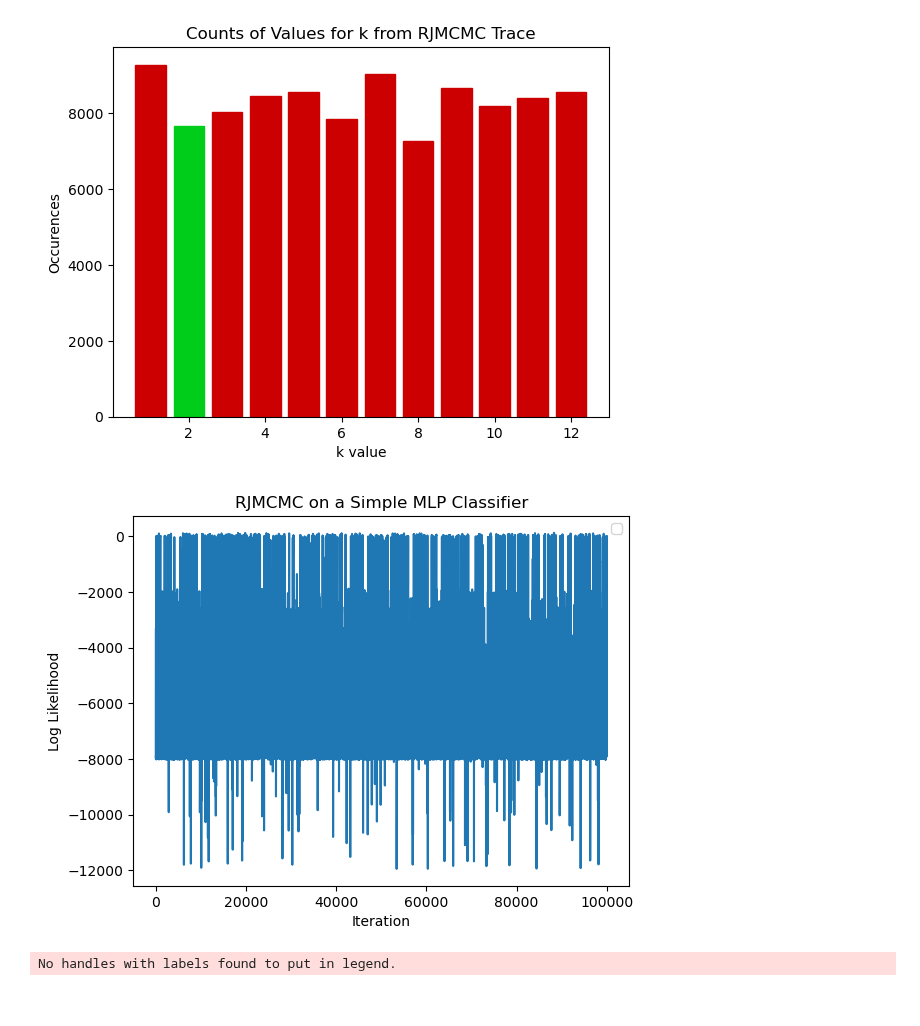
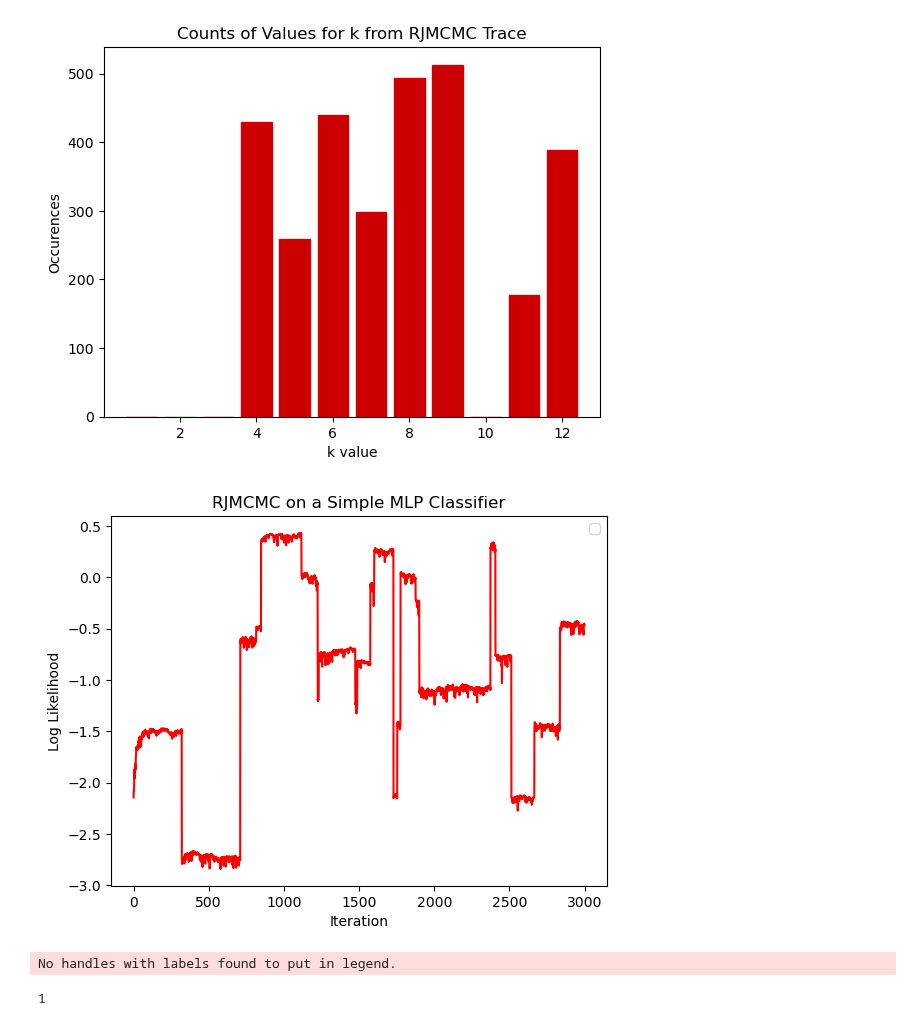
Before and after one commit to jberezow/RJMCMC, a Jupyter notebook: Thesis-MLP.ipynb, the cells around one changed output. Saved outputs shown, nothing was run; the diff lists cells and outputs as text; code cells hidden in the pictures.

```diff
--- a/Thesis-MLP.ipynb
+++ b/Thesis-MLP.ipynb
@@ -9,7 +10,7 @@ using ForwardDiff;
 # %%
 #Hyperparameters
-n = 20
-N = 80
+n = 10
+N = 40
 σₐ = 0.002
 k_range = 12
 k_list = [i for i in 1:k_range];
@@ -173,6 +164,7 @@ for i in 1:10000
     end
     push!(scores,score)
     push!(accs,acc)
+    push!(ks, k)
 end
 
 scatter(accs,scores)
@@ -344,16 +283,22 @@ plt.title("Counts of Values for k from RJMCMC Trace")
 plt.xlabel("k value")
 plt.ylabel("Occurences");
 # %% [output]
-[figure, old version]
+[figure, new version]
 # %%
 #hmc_traces_master = vcat(hmc_traces, hmc_traces2, hmc_traces3, hmc_traces4);
-scores = [get_score(i) for i in traces]
-plot(scores)
+scores2 = zeros(length(traces))
+for i=1:length(traces)
+    trace = traces[i]
+    obs = obs_master
+    scores2[i] = get_score(trace)/length(classes)
+end
+plot(scores2, color="red")
+#plot(scores2, color="green")
 plt.title("RJMCMC on a Simple MLP Classifier")
 plt.xlabel("Iteration")
 plt.ylabel("Log Likelihood")
 #plt.axvline(100,label="Burn-In: ~1000",color="red")
 plt.legend();
 # %% [output]
-[figure, old version]
+[figure, new version]
 No handles with labels found to put in legend.
@@ -374,0 +305,4 @@ lengths = [length(trace[:Θ]) for trace in tests]
+# %%
+index = 1
+# %% [output]
+1
```
Also changed, not shown: parts of 10 cells of this notebook.
